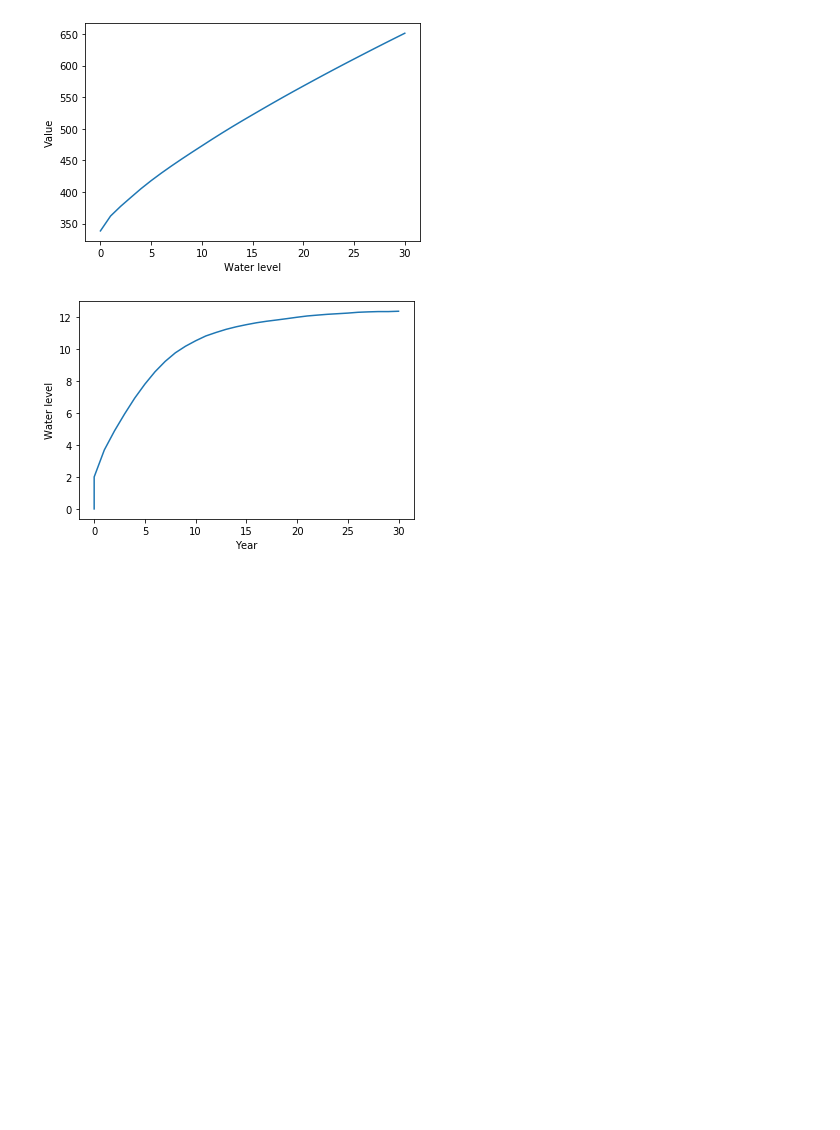
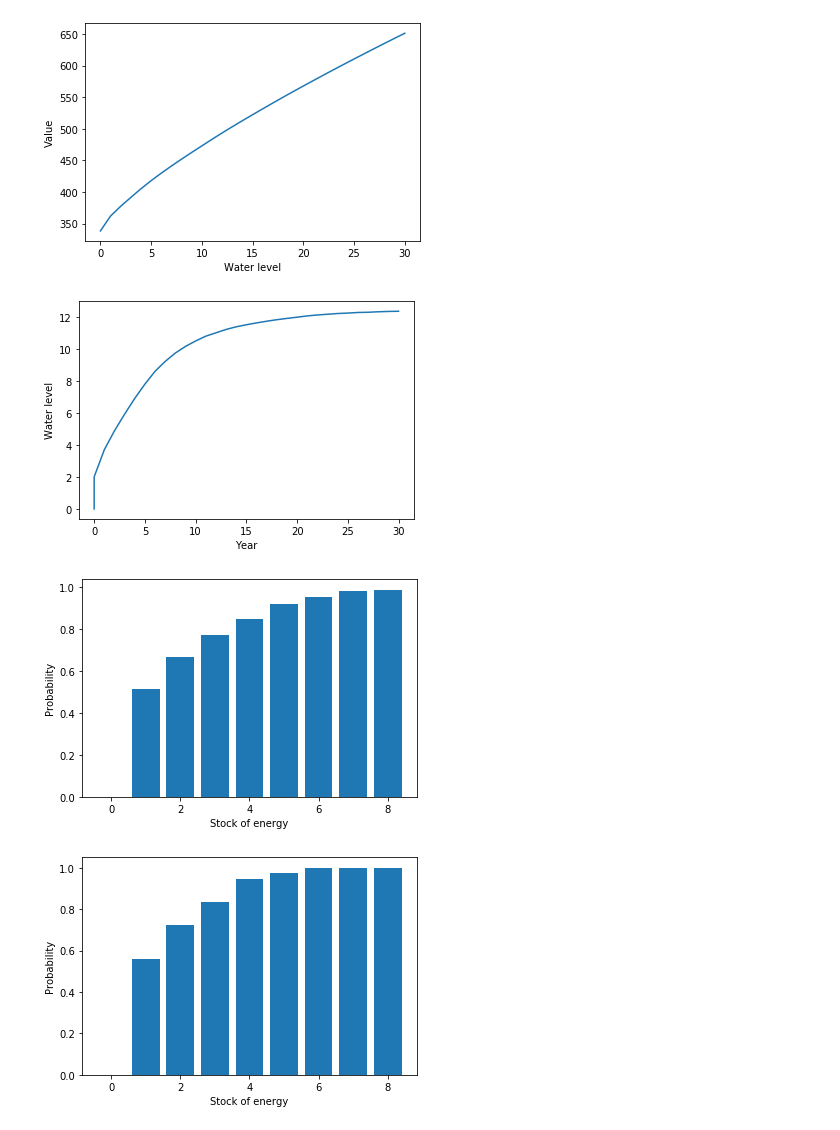
Before and after one commit to Takahiro-Toriyabe/ApplCompEconFinance, a Jupyter notebook: src/example7.ipynb, the cells around one changed output. Cells and saved outputs as stored; diff of their text form; code cells hidden in the pictures; blank space fills up the shorter version.

Commit message:
Add example 7.6.6

```diff
--- a/src/example7.ipynb
+++ b/src/example7.ipynb
@@ -319,0 +318,51 @@ plt.show()
+# %%
+# Example 7.6.6
+class Bioeconomy:
+
+    def __init__(self, T, emax, e, p, q):
+        self.T, self.emax, self.e, self.p, self.q \
+            = T, emax, e, p, q
+        self.states = np.array([i for i in range(self.emax + 1)])
+        self.nstates = len(self.states)
+        self.actions = np.array([a for a in range(len(self.p))])
+
+    def get_value(self, a, e, v_next):
+        if e == 0:
+            return 0
+        e_find = min(self.emax, e - 1 + self.e[a])
+        e_notfind = max(e - 1, 0)
+        p, q = self.p[a], self.q[a]
+        return p * q * v_next[e_find] + p * (1 - q) * v_next[e_notfind]
+
+    def get_policy(self, e, v_next):
+        values = np.array([self.get_value(a, e, v_next) for a in self.actions])
+        return np.argmax(values)
+
+    def solve(self):
+        v_next = np.array([0] + [1] * self.emax)
+        value, policy = [], []
+        for t in range(self.T):
+            a_opt = np.array([self.get_policy(e, v_next) for e in self.states])
+            v_next = np.array([self.get_value(a, e, v_next) for e, a in enumerate(a_opt)])
+            value.append(v_next), policy.append(a_opt)
+        return np.array(value), np.array(policy)
+
+T, emax, e, p, q = 10, 8, np.array([2, 4, 5]), \
+    np.array([1.0, 0.7, 0.8]), np.array([0.5, 0.8, 0.7])
+bioeconomy = Bioeconomy(T, emax, e, p, q)
+value, policy = bioeconomy.solve()
+
+# Survival probability at priod 0
+plt.bar(bioeconomy.states, value[-1])
+plt.xlabel('Stock of energy')
+plt.ylabel('Probability')
+plt.show()
+
+# Survival probability at period 5
+plt.bar(bioeconomy.states, value[-6])
+plt.xlabel('Stock of energy')
+plt.ylabel('Probability')
+plt.show()
+# %% [output]
+[figure, added]
+[figure, added]
```
Also changed, not shown: parts of 1 cell of this notebook.
